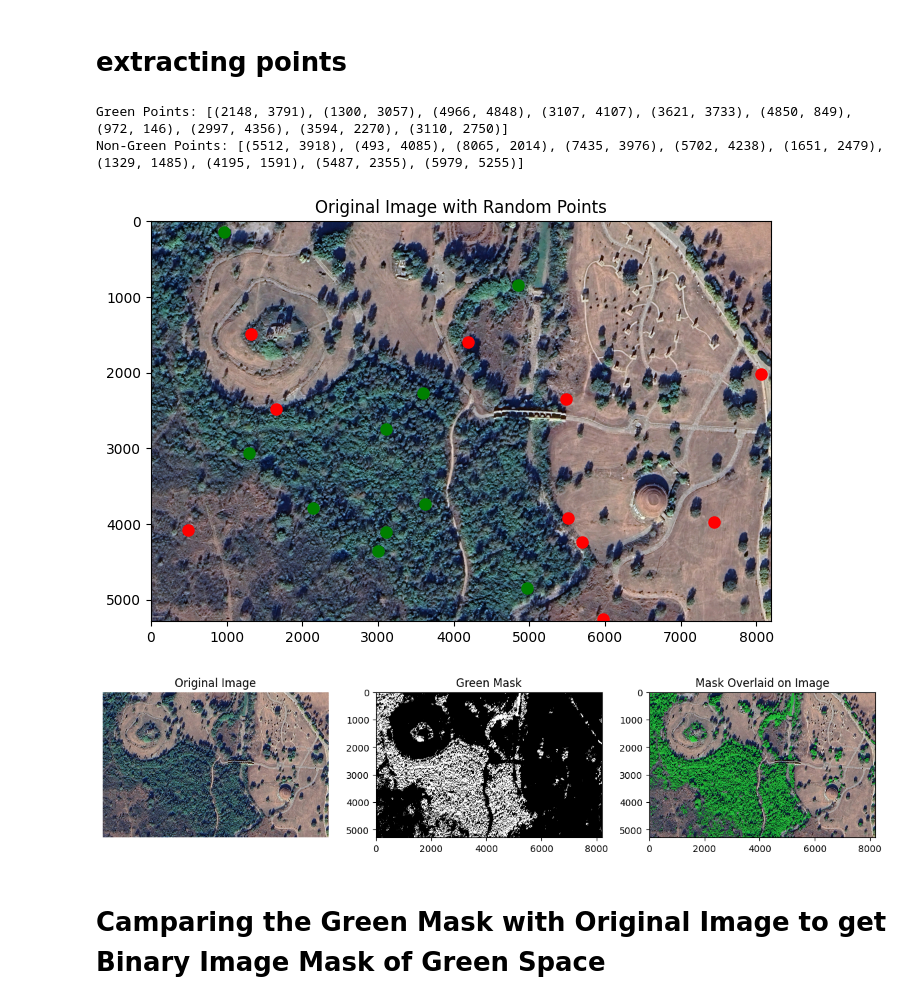
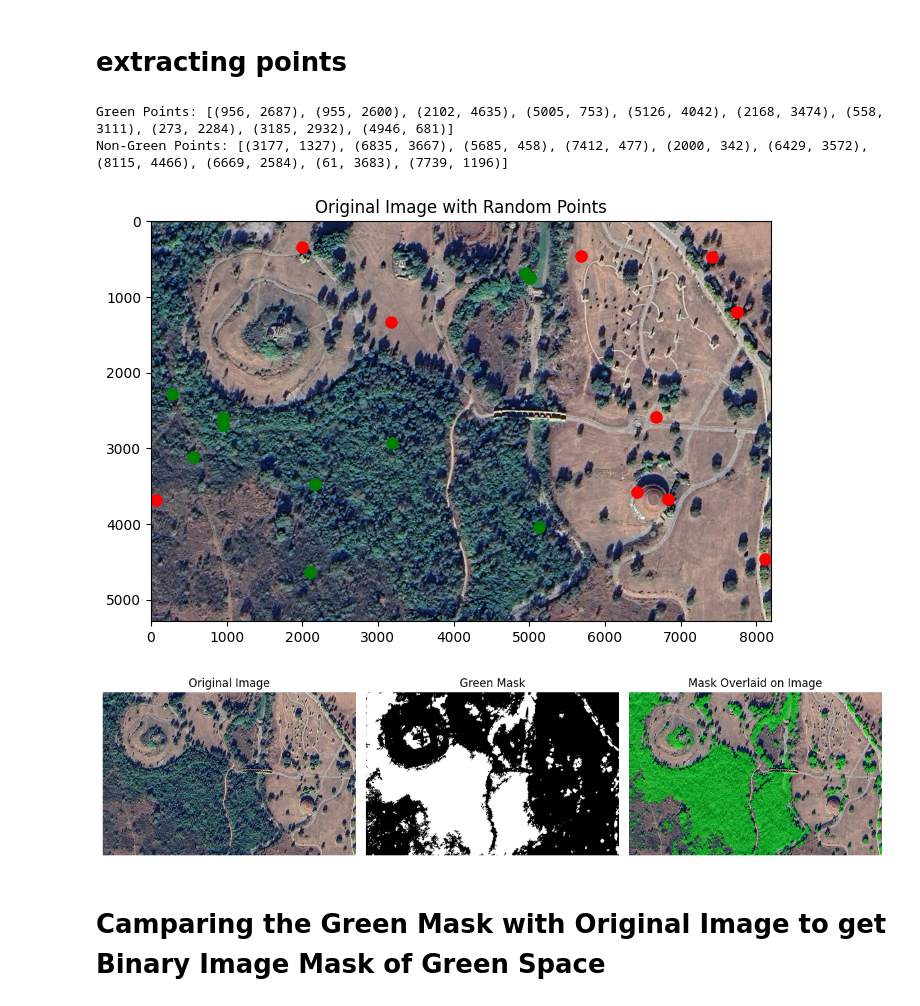
Before and after one commit to Faareh-Ahmed/Segment-Green-Spaces, a Jupyter notebook: Evaluation_Metrics.ipynb, the cells around one changed output. Cells and saved outputs as stored; diff of their text form; code cells hidden in the pictures.

Commit message:
Points extracted from Processed mask

```diff
--- a/Evaluation_Metrics.ipynb
+++ b/Evaluation_Metrics.ipynb
@@ -490,14 +490,15 @@ def pick_random_points(mask, num_points=5, condition=True):
     return [(x, y) for y, x in selected_points]  # Convert (row, col) to (x, y)
 
 # Paths to images
-image_path = "/content/sample_data/ISL_02_09.jpg"
+original_image_path = "/content/sample_data/ISL_02_09.jpg"
+green_mask_path = "/content/processed_green_mask.jpg"
 
-# Extract green mask and original image
-green_mask, original_image = extract_green_region(
-    image_path,
-    lower_hsv=(60, 60, 60),  # Darker green
-    upper_hsv=(110, 255, 255)  # Lighter green
-)
+# Load original image correctly
+original_image = cv2.imread(original_image_path)
+original_image = cv2.cvtColor(original_image, cv2.COLOR_BGR2RGB)  # Convert BGR to RGB for correct visualization
+
+# Load green mask correctly
+green_mask = cv2.imread(green_mask_path, cv2.IMREAD_GRAYSCALE)
 
 # Pick random points from green and non-green areas
 green_points = pick_random_points(green_mask, num_points=10, condition=True)
@@ -514,39 +515,39 @@ plt.axis("on")
 
 # Mark the random points on the image
 for (x, y) in green_points:
     plt.plot(x, y, 'go', markersize=8, label="Green Area")  # Green dots for green points
 
 for (x, y) in non_green_points:
     plt.plot(x, y, 'ro', markersize=8, label="Non-Green Area")  # Red dots for non-green points
 
 # Create the overlay image
 overlay_image = overlay_mask_on_image(original_image, green_mask, color=(0, 255, 0), alpha=0.5)
 
 # Visualize images
 plt.figure(figsize=(12, 6))
 
 plt.subplot(1, 3, 1)
 plt.imshow(original_image)
 plt.title("Original Image")
 plt.axis("off")
 
 plt.subplot(1, 3, 2)
 plt.imshow(green_mask, cmap="gray")
 plt.title("Green Mask")
-plt.axis("on")
+plt.axis("off")
 
 plt.subplot(1, 3, 3)
 plt.imshow(overlay_image)
 plt.title("Mask Overlaid on Image")
-plt.axis("on")
+plt.axis("off")
 
 plt.tight_layout()
 plt.show()
 # %% [output]
-Green Points: [(2148, 3791), (1300, 3057), (4966, 4848), (3107, 4107), (3621, 3733), (4850, 849), (972, 146), (2997, 4356), (3594, 2270), (3110, 2750)]
-Non-Green Points: [(5512, 3918), (493, 4085), (8065, 2014), (7435, 3976), (5702, 4238), (1651, 2479), (1329, 1485), (4195, 1591), (5487, 2355), (5979, 5255)]
+Green Points: [(956, 2687), (955, 2600), (2102, 4635), (5005, 753), (5126, 4042), (2168, 3474), (558, 3111), (273, 2284), (3185, 2932), (4946, 681)]
+Non-Green Points: [(3177, 1327), (6835, 3667), (5685, 458), (7412, 477), (2000, 342), (6429, 3572), (8115, 4466), (6669, 2584), (61, 3683), (7739, 1196)]
-[figure, old version]
+[figure, new version]
-[figure, old version]
+[figure, new version]
 # %% [markdown]
 # Camparing the Green Mask with Original Image to get Binary Image Mask of Green Space
 # %%
```
